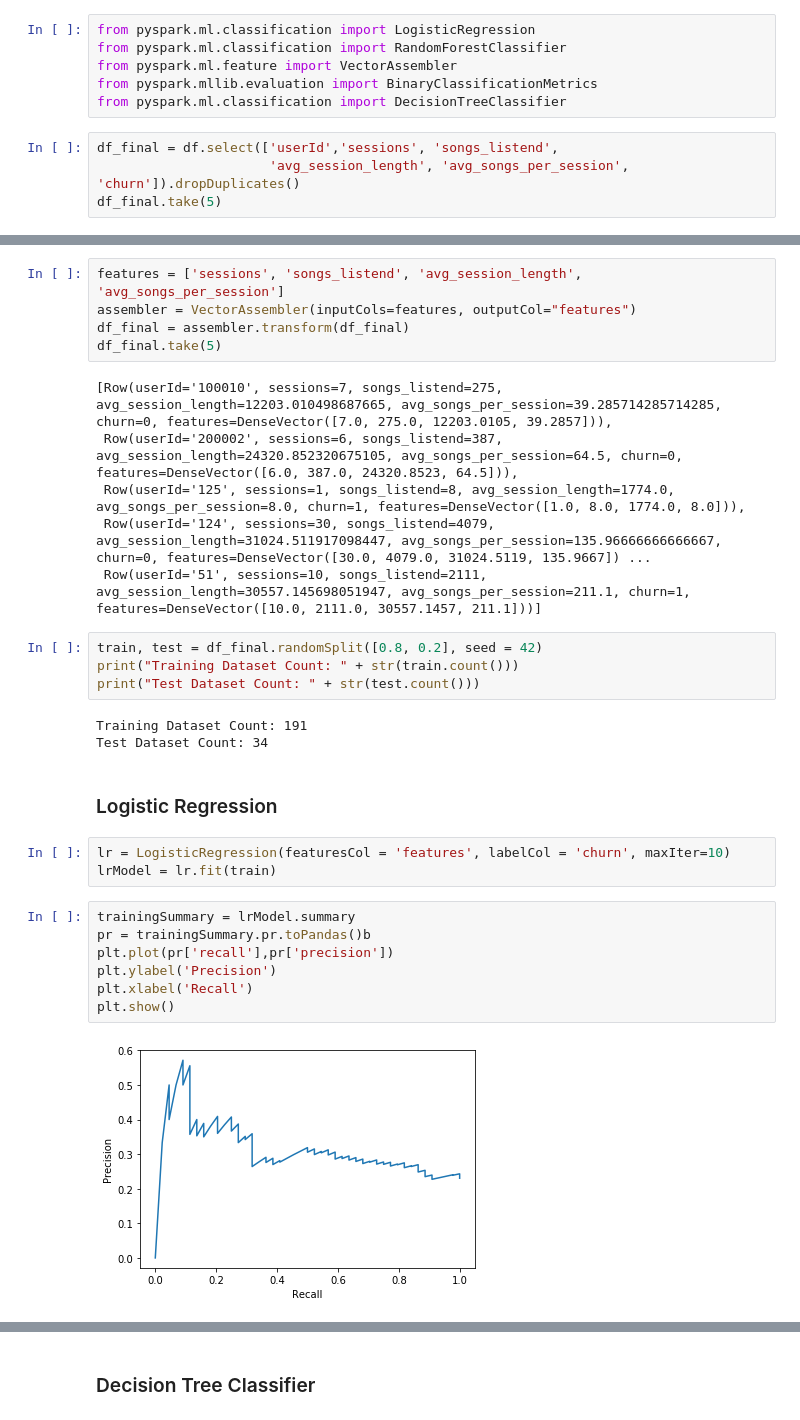
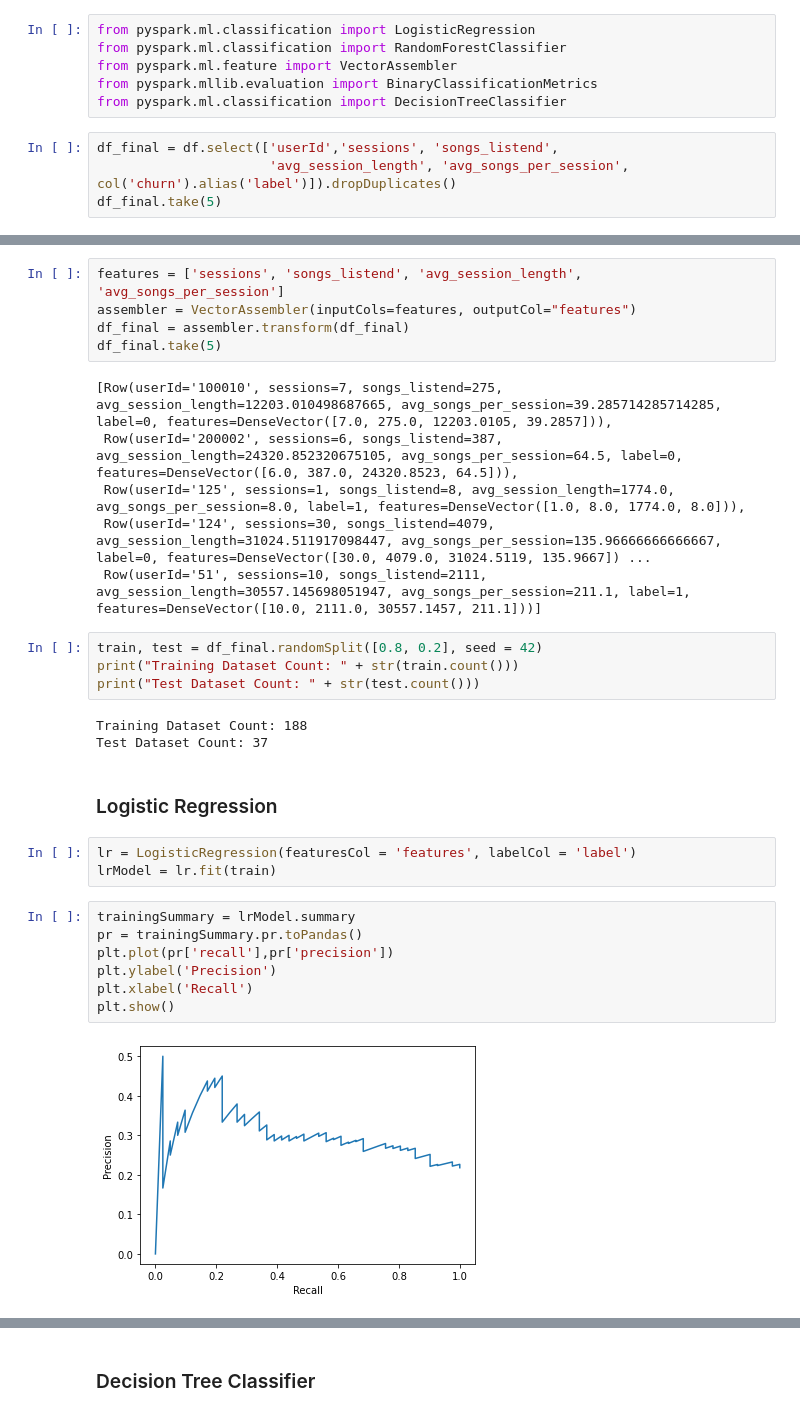
Before and after one commit to orientsun6/sparkify, a Jupyter notebook: Sparkify.ipynb, the cells around one changed output, grey strips where cells are left out. Saved outputs shown, nothing was run; the diff lists cells and outputs as text.

```diff
--- a/Sparkify.ipynb
+++ b/Sparkify.ipynb
@@ -347,6 +348,6 @@ from pyspark.mllib.evaluation import BinaryClassificationMetrics
 from pyspark.ml.classification import DecisionTreeClassifier
 # %%
 df_final = df.select(['userId','sessions', 'songs_listend',
-                      'avg_session_length', 'avg_songs_per_session', 'churn']).dropDuplicates()
+                      'avg_session_length', 'avg_songs_per_session', col('churn').alias('label')]).dropDuplicates()
 df_final.take(5)
 # %% [output]
@@ -361,31 +362,31 @@ assembler = VectorAssembler(inputCols=features, outputCol="features")
 df_final = assembler.transform(df_final)
 df_final.take(5)
 # %% [output]
-[Row(userId='100010', sessions=7, songs_listend=275, avg_session_length=12203.010498687665, avg_songs_per_session=39.285714285714285, churn=0, features=DenseVector([7.0, 275.0, 12203.0105, 39.2857])),
- Row(userId='200002', sessions=6, songs_listend=387, avg_session_length=24320.852320675105, avg_songs_per_session=64.5, churn=0, features=DenseVector([6.0, 387.0, 24320.8523, 64.5])),
- Row(userId='125', sessions=1, songs_listend=8, avg_session_length=1774.0, avg_songs_per_session=8.0, churn=1, features=DenseVector([1.0, 8.0, 1774.0, 8.0])),
- Row(userId='124', sessions=30, songs_listend=4079, avg_session_length=31024.511917098447, avg_songs_per_session=135.96666666666667, churn=0, features=DenseVector([30.0, 4079.0, 31024.5119, 135.9667]) ...
- Row(userId='51', sessions=10, songs_listend=2111, avg_session_length=30557.145698051947, avg_songs_per_session=211.1, churn=1, features=DenseVector([10.0, 2111.0, 30557.1457, 211.1]))]
+[Row(userId='100010', sessions=7, songs_listend=275, avg_session_length=12203.010498687665, avg_songs_per_session=39.285714285714285, label=0, features=DenseVector([7.0, 275.0, 12203.0105, 39.2857])),
+ Row(userId='200002', sessions=6, songs_listend=387, avg_session_length=24320.852320675105, avg_songs_per_session=64.5, label=0, features=DenseVector([6.0, 387.0, 24320.8523, 64.5])),
+ Row(userId='125', sessions=1, songs_listend=8, avg_session_length=1774.0, avg_songs_per_session=8.0, label=1, features=DenseVector([1.0, 8.0, 1774.0, 8.0])),
+ Row(userId='124', sessions=30, songs_listend=4079, avg_session_length=31024.511917098447, avg_songs_per_session=135.96666666666667, label=0, features=DenseVector([30.0, 4079.0, 31024.5119, 135.9667]) ...
+ Row(userId='51', sessions=10, songs_listend=2111, avg_session_length=30557.145698051947, avg_songs_per_session=211.1, label=1, features=DenseVector([10.0, 2111.0, 30557.1457, 211.1]))]
 # %%
 train, test = df_final.randomSplit([0.8, 0.2], seed = 42)
 print("Training Dataset Count: " + str(train.count()))
 print("Test Dataset Count: " + str(test.count()))
 # %% [output]
-Training Dataset Count: 191
-Test Dataset Count: 34
+Training Dataset Count: 188
+Test Dataset Count: 37
 # %% [markdown]
 ### Logistic Regression
 # %%
-lr = LogisticRegression(featuresCol = 'features', labelCol = 'churn', maxIter=10)
+lr = LogisticRegression(featuresCol = 'features', labelCol = 'label')
 lrModel = lr.fit(train)
 # %%
 trainingSummary = lrModel.summary
-pr = trainingSummary.pr.toPandas()b
+pr = trainingSummary.pr.toPandas()
 plt.plot(pr['recall'],pr['precision'])
 plt.ylabel('Precision')
 plt.xlabel('Recall')
 plt.show()
 # %% [output]
-[figure, old version]
+[figure, new version]
 # %%
 pred = lrModel.transform(test)
```
Also changed, not shown: parts of 18 cells of this notebook, 1 other file.
